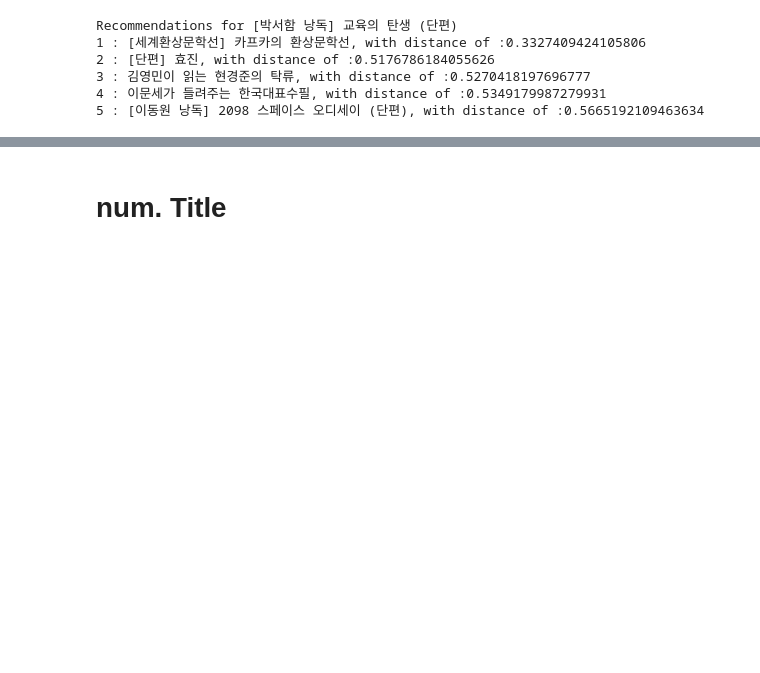
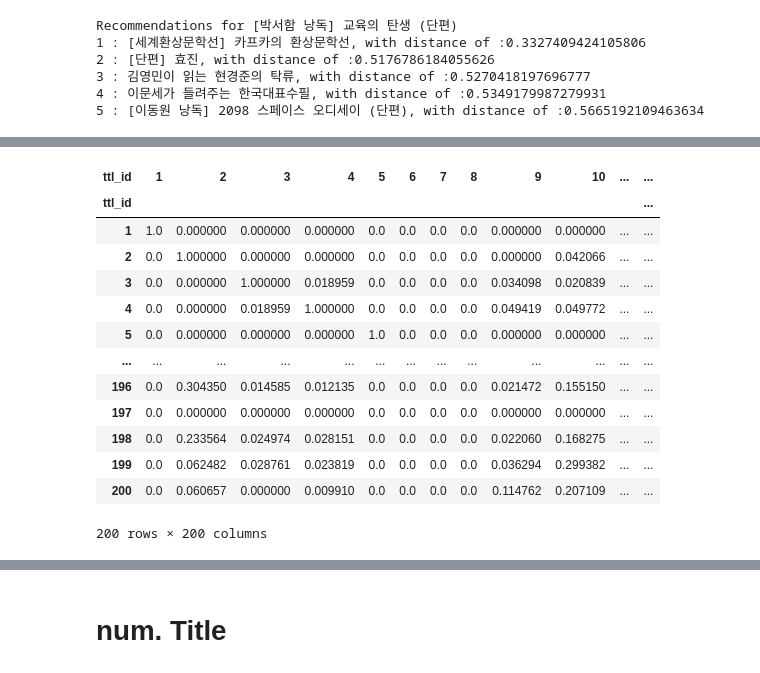
Before and after one commit to dataitgirls4/team_3, a Jupyter notebook: Recommendation_System.ipynb, the cells around one changed output, grey strips where cells are left out. Drawn from its saved outputs; the diff is of its cells as text; code cells hidden in the pictures; blank space fills up the shorter version.

```diff
--- a/Recommendation_System.ipynb
+++ b/Recommendation_System.ipynb
@@ -499,0 +600,19 @@ Recommendations for [박서함 낭독] 교육의 탄생 (단편)
+# %%
+item_based = cosine_similarity(uit)
+item_based = pd.DataFrame(data = item_based, index = uit.index, columns = uit.index)
+item_based
+# %% [output]
+| ttl_id | 1 | 2 | 3 | 4 | 5 | 6 | 7 | 8 | 9 | 10 | ... | ... |
+| ttl_id |  |  |  |  |  |  |  |  |  |  |  | ... |
+| 1 | 1.0 | 0.000000 | 0.000000 | 0.000000 | 0.0 | 0.0 | 0.0 | 0.0 | 0.000000 | 0.000000 | ... | ... |
+| 2 | 0.0 | 1.000000 | 0.000000 | 0.000000 | 0.0 | 0.0 | 0.0 | 0.0 | 0.000000 | 0.042066 | ... | ... |
+| 3 | 0.0 | 0.000000 | 1.000000 | 0.018959 | 0.0 | 0.0 | 0.0 | 0.0 | 0.034098 | 0.020839 | ... | ... |
+| 4 | 0.0 | 0.000000 | 0.018959 | 1.000000 | 0.0 | 0.0 | 0.0 | 0.0 | 0.049419 | 0.049772 | ... | ... |
+| 5 | 0.0 | 0.000000 | 0.000000 | 0.000000 | 1.0 | 0.0 | 0.0 | 0.0 | 0.000000 | 0.000000 | ... | ... |
+| ... | ... | ... | ... | ... | ... | ... | ... | ... | ... | ... | ... | ... |
+| 196 | 0.0 | 0.304350 | 0.014585 | 0.012135 | 0.0 | 0.0 | 0.0 | 0.0 | 0.021472 | 0.155150 | ... | ... |
+| 197 | 0.0 | 0.000000 | 0.000000 | 0.000000 | 0.0 | 0.0 | 0.0 | 0.0 | 0.000000 | 0.000000 | ... | ... |
+| 198 | 0.0 | 0.233564 | 0.024974 | 0.028151 | 0.0 | 0.0 | 0.0 | 0.0 | 0.022060 | 0.168275 | ... | ... |
+| 199 | 0.0 | 0.062482 | 0.028761 | 0.023819 | 0.0 | 0.0 | 0.0 | 0.0 | 0.036294 | 0.299382 | ... | ... |
+| 200 | 0.0 | 0.060657 | 0.000000 | 0.009910 | 0.0 | 0.0 | 0.0 | 0.0 | 0.114762 | 0.207109 | ... | ... |
+200 rows × 200 columns
```
Also changed, not shown: parts of 60 cells of this notebook.
